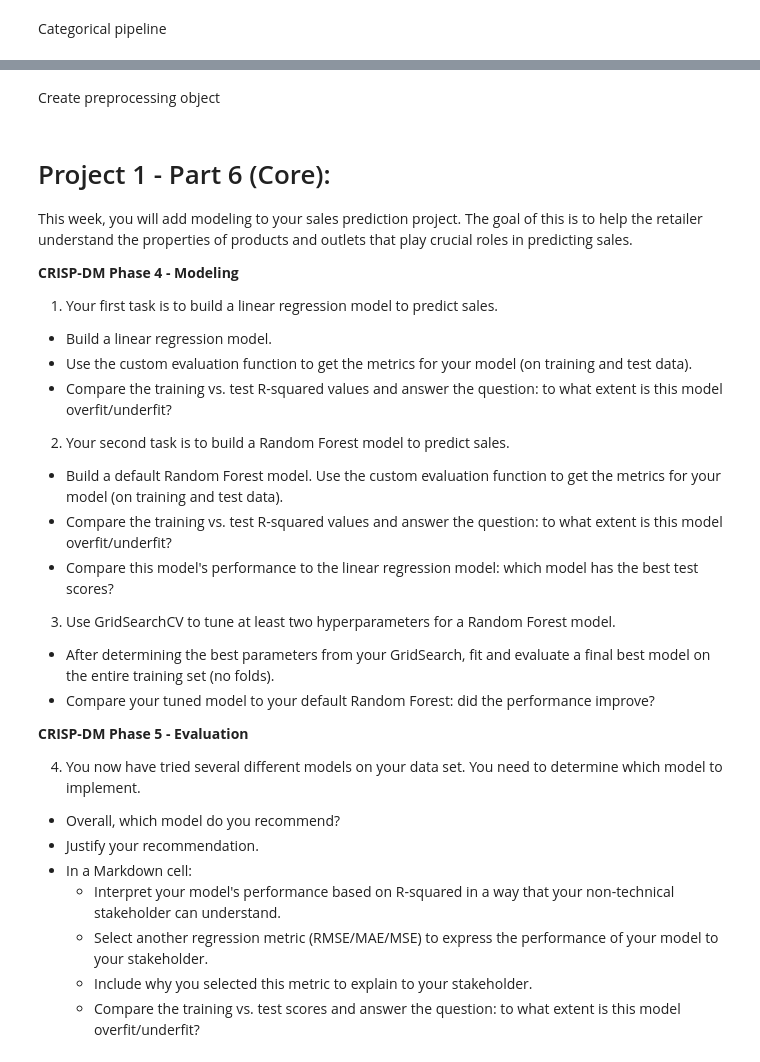
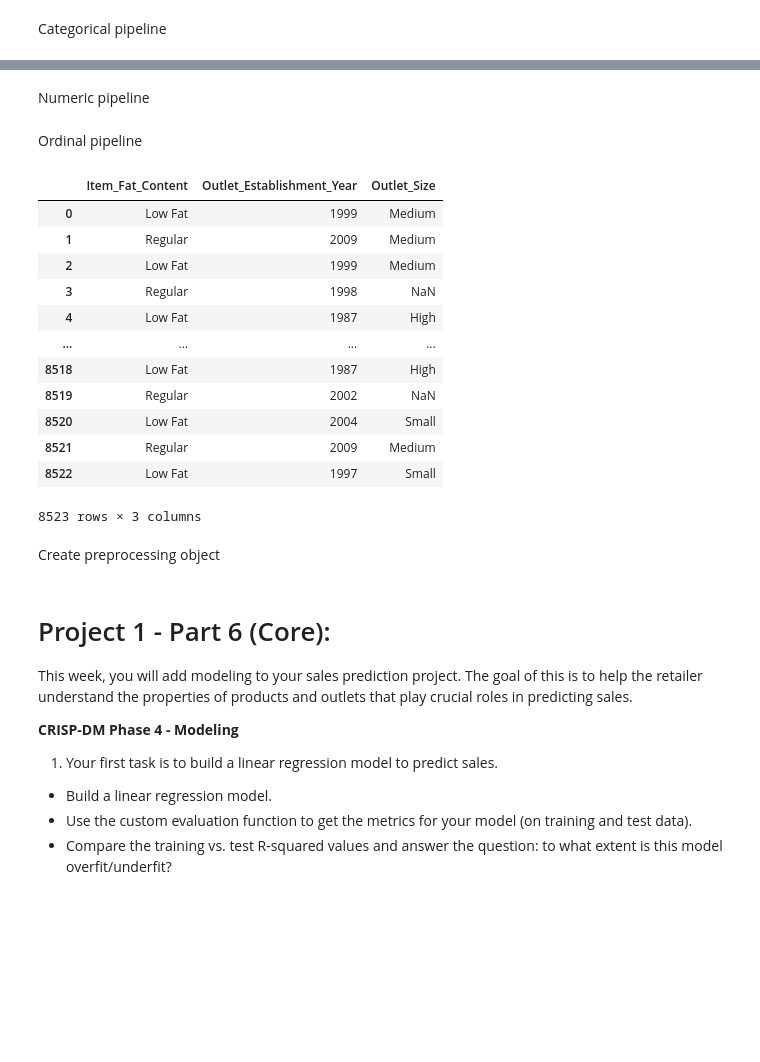
Before and after one commit to dsdyer/prediction-of-product-sales, a Jupyter notebook: Prediction_of_Product_Sales_Stack_2.ipynb, the cells around one changed output, grey strips where cells are left out. Cells and saved outputs as stored; diff of their text form; code cells hidden in the pictures; blank space fills up the shorter version.

```diff
--- a/Prediction_of_Product_Sales_Stack_2.ipynb
+++ b/Prediction_of_Product_Sales_Stack_2.ipynb
@@ -94,3 +167,24 @@ Pipeline(steps=[('simpleimputer',
+# %% [markdown]
+Numeric pipeline
+# %% [markdown]
+Ordinal pipeline
+# %%
+ord_cols = df[['Item_Fat_Content', 'Outlet_Establishment_Year', 'Outlet_Size']]
+ord_cols
+# %% [output]
+|  | Item_Fat_Content | Outlet_Establishment_Year | Outlet_Size |
+| 0 | Low Fat | 1999 | Medium |
+| 1 | Regular | 2009 | Medium |
+| 2 | Low Fat | 1999 | Medium |
+| 3 | Regular | 1998 | NaN |
+| 4 | Low Fat | 1987 | High |
+| ... | ... | ... | ... |
+| 8518 | Low Fat | 1987 | High |
+| 8519 | Regular | 2002 | NaN |
+| 8520 | Low Fat | 2004 | Small |
+| 8521 | Regular | 2009 | Medium |
+| 8522 | Low Fat | 1997 | Small |
+8523 rows × 3 columns
 # %% [markdown]
 Create preprocessing object
 # %%
@@ -110,26 +208,3 @@ This week, you will add modeling to your sales prediction project. The goal of t
  * Build a linear regression model.
  * Use the custom evaluation function to get the metrics for your model (on training and test data).
  * Compare the training vs. test R-squared values and answer the question: to what extent is this model overfit/underfit?
-2. Your second task is to build a Random Forest model to predict sales.
-
- * Build a default Random Forest model.
-Use the custom evaluation function to get the metrics for your model (on training and test data).
- * Compare the training vs. test R-squared values and answer the question: to what extent is this model overfit/underfit?
- * Compare this model's performance to the linear regression model: which model has the best test scores?
-
-3. Use GridSearchCV to tune at least two hyperparameters for a Random Forest model.
-
- * After determining the best parameters from your GridSearch, fit and evaluate a final best model on the entire training set (no folds).
- * Compare your tuned model to your default Random Forest: did the performance improve?
-
-**CRISP-DM Phase 5 - Evaluation**
-
-4. You now have tried several different models on your data set. You need to determine which model to implement.
-
- * Overall, which model do you recommend?
- * Justify your recommendation.
- * In a Markdown cell:
-    * Interpret your model's performance based on R-squared in a way that your non-technical stakeholder can understand.
-    * Select another regression metric (RMSE/MAE/MSE) to express the performance of your model to your stakeholder.
-   * Include why you selected this metric to explain to your stakeholder.
-   * Compare the training vs. test scores and answer the question: to what extent is this model overfit/underfit?
```
Also changed, not shown: parts of 19 cells of this notebook.
